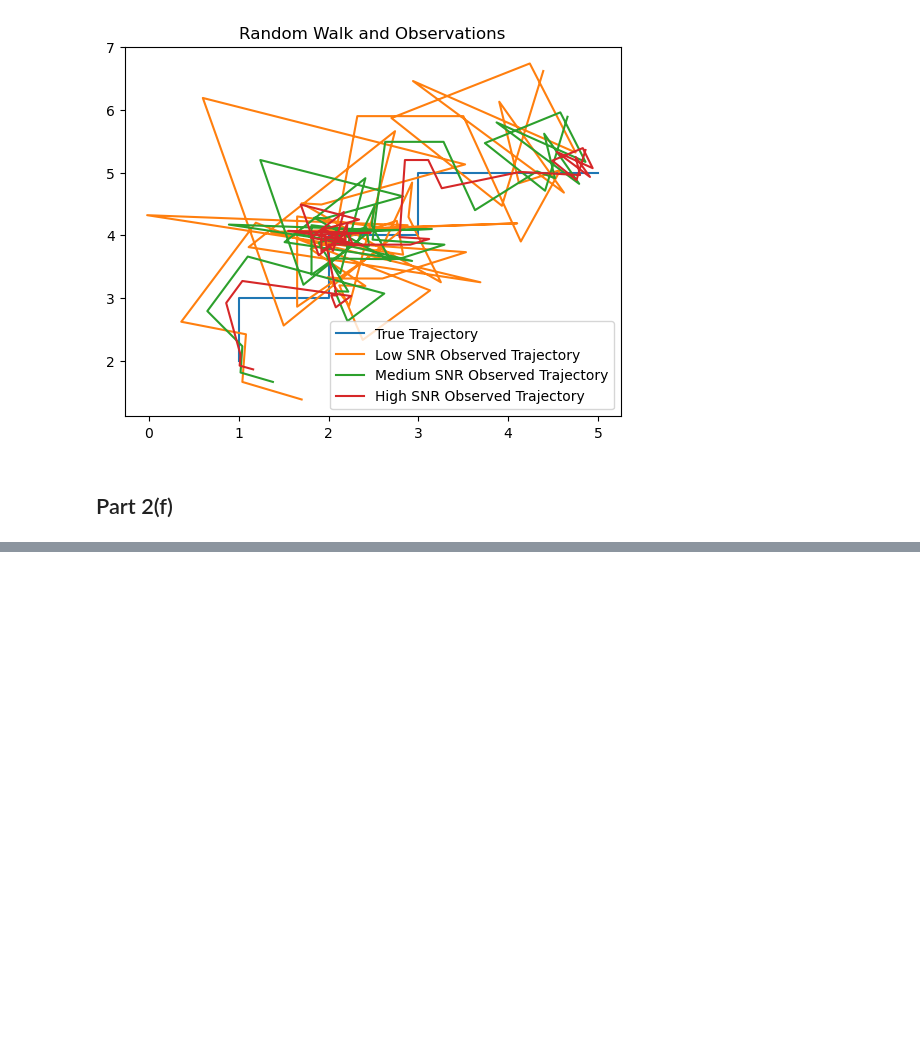
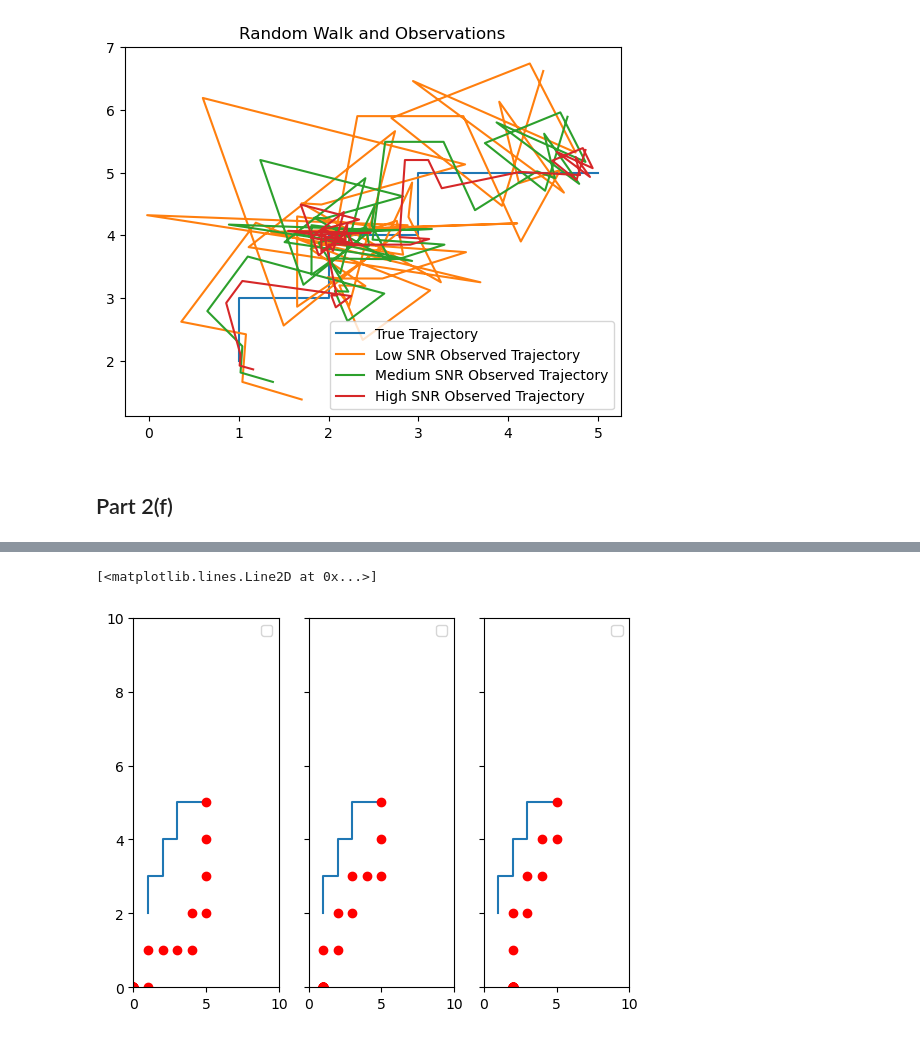
Before and after one commit to rafael-burger/E207-HW6, a Jupyter notebook: HW6.ipynb, the cells around one changed output, grey strips where cells are left out. Drawn from its saved outputs; the diff is of its cells as text; code cells hidden in the pictures; blank space fills up the shorter version.

```diff
--- a/HW6.ipynb
+++ b/HW6.ipynb
@@ -239,7 +239,7 @@ plot(x,
 
 In this step, we estimate the robot's position over time based on simulated noisy lidar readings. We use the Viterbi algorithm to estimate trajectories based on the three observation sets representing low, medium, and high SNR.
 # %%
-def calc_viterbi_estimate(obs, trans, p_init, var, num_states, num_obs):
+def calc_viterbi_estimate(obs, trans, p_init, var, num_states, num_obs, multivar = False):
     p_emit = np.zeros((num_states, num_obs))
 
     for i in range(num_states):
@@ -248,6 +248,8 @@ def calc_viterbi_estimate(obs, trans, p_init, var, num_states, num_obs):
         p_emit[i,:] = num/denom
 
     p_emit = p_emit * 0.01 # multiple prob density by distance to get probability
+
+
     path = viterbi(p_emit, trans, p_init = p_init)
     return path
 # %%
@@ -638,4 +710,16 @@ plot(paths[3][:, 0], paths[3][:, 1],
+# %%
+def calc_viterbi_estimate_multi(obs, trans, p_init, var, num_states, num_obs):
+    p_emit = np.zeros((num_states, num_obs))
+
+    for i in range(num_states):
+        state = state_to_pos[i]
+        cdf = multivariate_normal(mean = state, cov = var)
+        p_emit[i, :] = cdf.cdf(obs)
+
+
+    path = viterbi(p_emit, trans, p_init = p_init)
+    return path
 # %%
-est_lowSNR = calc_viterbi_estimate(paths[1], A, PI_MAT, covs[1], 121, 50)
-# est_medSNR = calc_viterbi_estimate(paths[2], A, pi, covs[2], NUM_POS, NUM_STEPS)
-# est_highSNR = calc_viterbi_estimate(paths[3], A, pi, covs[3], NUM_POS, NUM_STEPS)
+est_lowSNR = calc_viterbi_estimate_multi(paths[1], A, PI_MAT, covs[1], 121, 50)
+est_medSNR = calc_viterbi_estimate_multi(paths[2], A, PI_MAT, covs[2], 121, 50)
+est_highSNR = calc_viterbi_estimate_multi(paths[3], A, PI_MAT, covs[3], 121, 50)
@@ -643,0 +726,4 @@ ValueError: operands could not be broadcast together with shapes (50,2) (2,2)
+# %%
+est_lowSNR = np.array([state_to_pos[i] for i in est_lowSNR])
+est_medSNR = np.array([state_to_pos[i] for i in est_medSNR])
+est_highSNR = np.array([state_to_pos[i] for i in est_highSNR])
@@ -643,0 +750,14 @@ ValueError: operands could not be broadcast together with shapes (50,2) (2,2)
+# %%
+fig, (ax1, ax2, ax3) = plt.subplots(1,3, sharey = True)
+
+plot(path[:, 0], path[:, 1], x_lim=(0, 10), y_lim=(0, 10), ax=ax1)
+ax1.plot(est_lowSNR[:, 0], est_lowSNR[:, 1], 'o', color="red")
+
+plot(path[:, 0], path[:, 1], x_lim=(0, 10), y_lim=(0, 10), ax=ax2)
+ax2.plot(est_medSNR[:, 0], est_medSNR[:, 1], 'o', color="red")
+
+plot(path[:, 0], path[:, 1], x_lim=(0, 10), y_lim=(0, 10), ax=ax3)
+ax3.plot(est_highSNR[:, 0], est_highSNR[:, 1], 'o', color="red")
+# %% [output]
+[<matplotlib.lines.Line2D at 0x...>]
+[figure, added]
```
Also changed, not shown: parts of 11 cells of this notebook.
